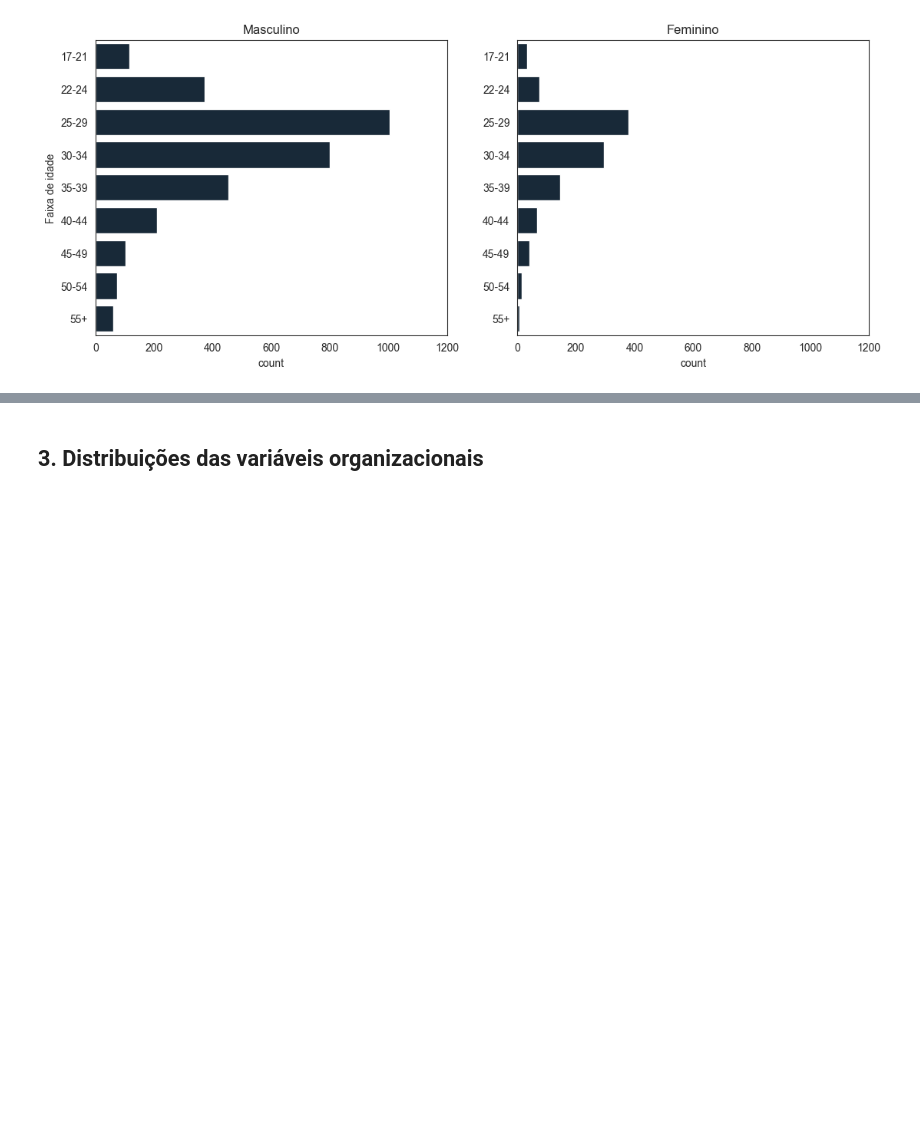
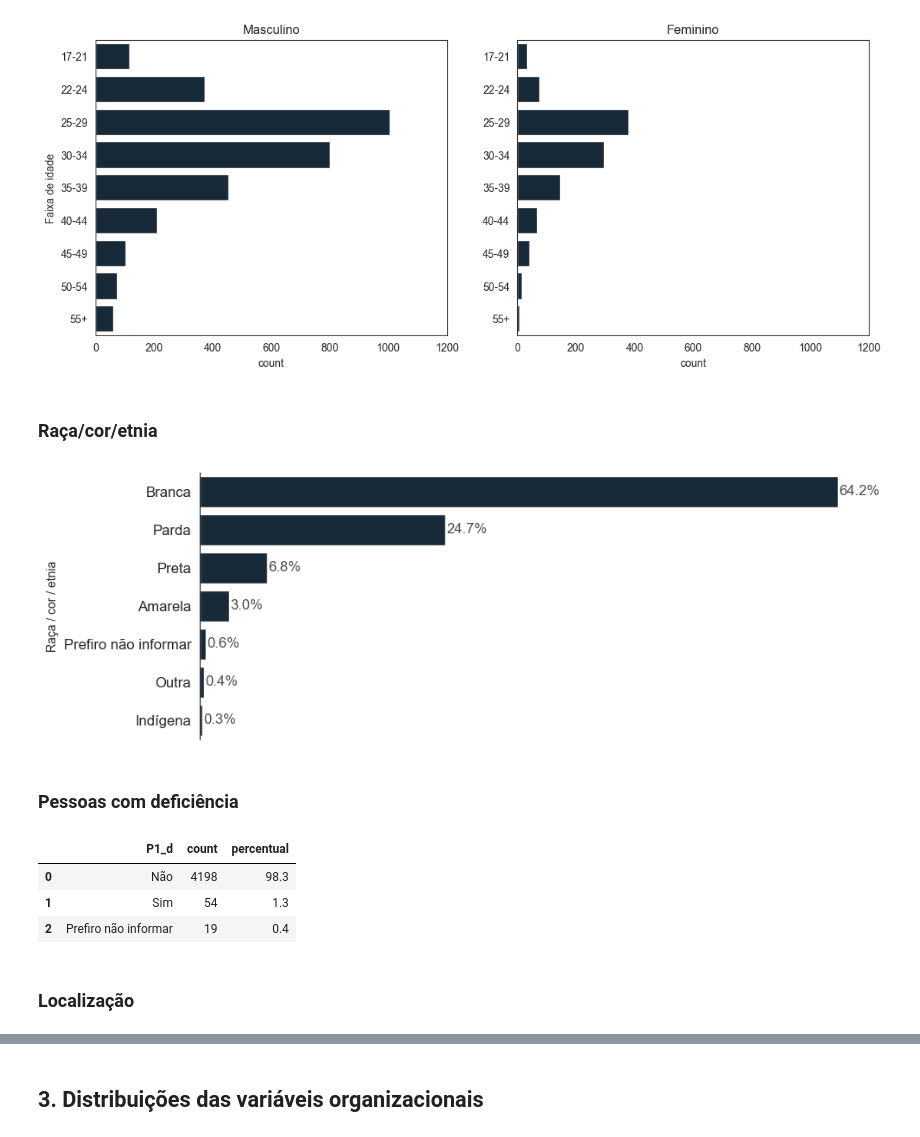
Before and after one commit to leticiafaria7/challenge-state-of-data, a Jupyter notebook: challenge-state-of-data.ipynb, the cells around one changed output, grey strips where cells are left out. Saved outputs shown, nothing was run; the diff lists cells and outputs as text; code cells hidden in the pictures; blank space fills up the shorter version.

```diff
--- a/challenge-state-of-data.ipynb
+++ b/challenge-state-of-data.ipynb
@@ -363,3 +376,51 @@ axes[1].set_ylabel('')
 plt.show()
 # %% [output]
 [figure]
+# %% [markdown]
+### Raça/cor/etnia
+# %%
+raca_cor_etnia = parte1['P1_c'].value_counts().to_frame().reset_index()
+raca_cor_etnia['percentual'] = round(raca_cor_etnia['count'] * 100 / len(parte1), 1)
+
+plt.figure(figsize = (10, 4))
+sns.set_style('white') # also 'ticks', 'darkgrid', 'whitegrid', white
+
+fig = sns.barplot(data = raca_cor_etnia,
+                  x = 'percentual',
+                  y = 'P1_c',
+                  color = '#13293d')
+
+# colocar os números no final da barra
+for i in fig.patches:
+    fig.annotate((i.get_width()).astype(str) + '%',
+                 (i.get_width(), i.get_y() + i.get_height() / 2),
+                 ha = 'left', va = 'center', fontsize = 12,
+                 color = '#4d4d4d', xytext = (1, 0),
+                 textcoords = 'offset points')
+
+# mudar os títulos dos eixos
+fig.set_ylabel('Raça / cor / etnia')
+fig.set_xlabel('')
+
+# remover os números do eixo x
+fig.set_xticklabels('')
+fig.set_yticklabels(fig.get_yticklabels(), fontsize=12)
+
+# remover as bordas do gráfico
+sns.despine(bottom = True)
+# %% [output]
+[figure, added]
+# %% [markdown]
+### Pessoas com deficiência
+# %%
+pcd = parte1['P1_d'].value_counts().to_frame().reset_index()
+pcd['percentual'] = round(pcd['count'] * 100 / len(parte1), 1)
+
+pcd
+# %% [output]
+|  | P1_d | count | percentual |
+| 0 | Não | 4198 | 98.3 |
+| 1 | Sim | 54 | 1.3 |
+| 2 | Prefiro não informar | 19 | 0.4 |
+# %% [markdown]
+### Localização
```
Also changed, not shown: parts of 27 cells of this notebook, 1 other file.
